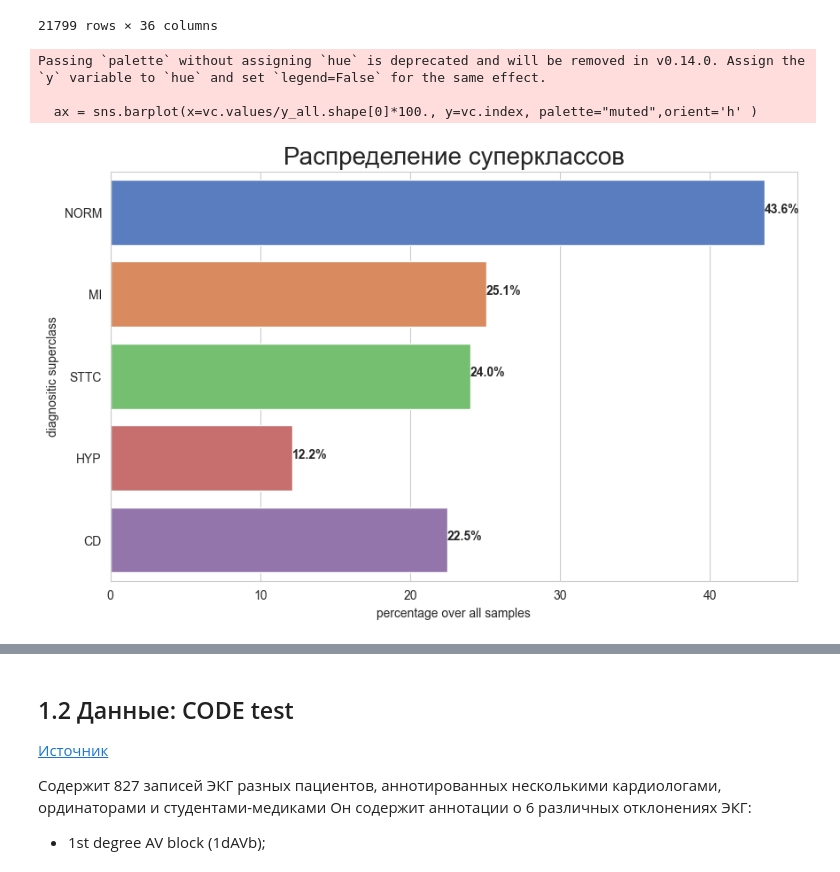
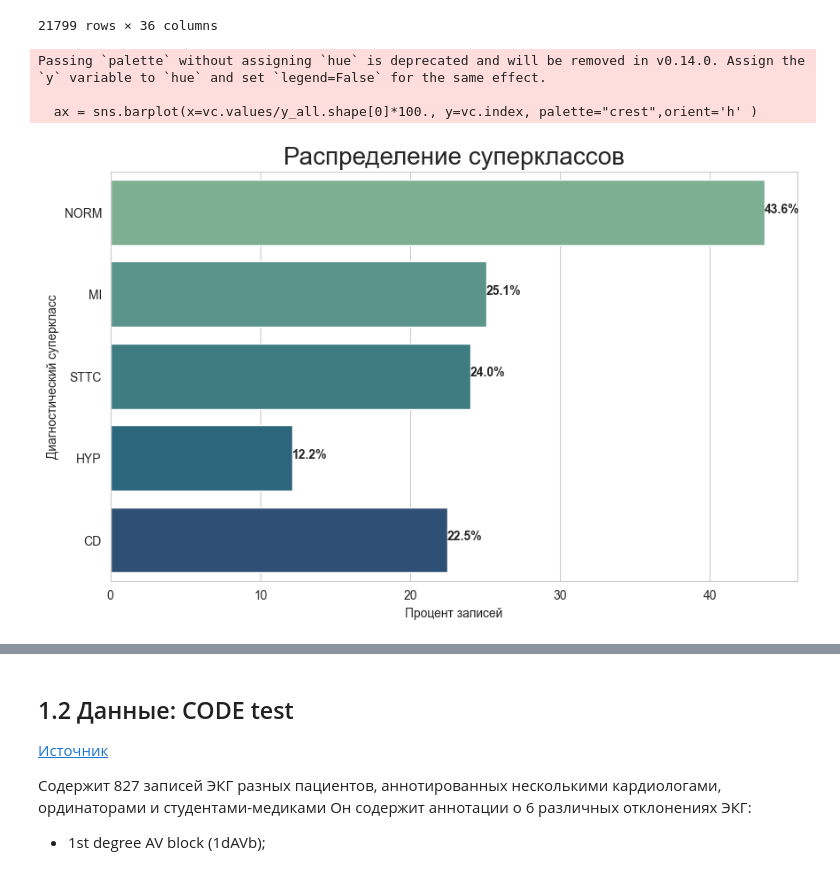
Before and after one commit to spark71/ecg-service, a Jupyter notebook: eda/data_eda.ipynb, the cells around one changed output, grey strips where cells are left out. Cells and saved outputs as stored; diff of their text form; code cells hidden in the pictures.

```diff
--- a/eda/data_eda.ipynb
+++ b/eda/data_eda.ipynb
@@ -15,6 +15,10 @@ from app.ecg.ecg import Datasets, EcgSignal
 
 - ptbxl_data - общий набор данных со ссылками на записи экг
 - ptbxl_scp_statements - набор данных с описанием диагнозов
+# %%
+sns.set_style("whitegrid")
+# %%
+sns.set_style("darkgrid")
 # %%
 ptbxl_data = pd.read_csv(Datasets.ptbxl.path, index_col=0)
 ptbxl_statements = pd.read_csv(Datasets.ptbxl_scp_statements.path, index_col=0)
@@ -394,8 +398,8 @@ vc = ptbxl_data['diagnostic_subclass_len'].value_counts()
 
 sns.set_style("whitegrid")
 bar,ax = plt.subplots(figsize=(10,6))
-ax = sns.barplot(x=vc.values/vc.values.sum()*100., y=vc.index, ci=None, palette="bright",orient='h' )
-ax.set_title("Diagnostic Subclass Length Distribution", fontsize=20)
+ax = sns.barplot(x=vc.values/vc.values.sum()*100., y=vc.index, ci=None, palette="crest",orient='h' )
+ax.set_title("Распределение длины подклассов", fontsize=20)
 ax.set_xlabel ("percentage over all samples")
 ax.set_ylabel ("diagnostic_subclass_len")
 for rect in ax.patches:
@@ -466,18 +470,18 @@ y_all
 # %%
 vc = y_all[superclass_cols].sum(axis=0)
 sns.set_style("whitegrid")
 bar,ax = plt.subplots(figsize=(10,6))
-ax = sns.barplot(x=vc.values/y_all.shape[0]*100., y=vc.index, palette="muted",orient='h' )
+ax = sns.barplot(x=vc.values/y_all.shape[0]*100., y=vc.index, palette="crest",orient='h' )
 ax.set_title("Распределение суперклассов", fontsize=20)
-ax.set_xlabel ("percentage over all samples")
-ax.set_ylabel ("diagnositic superclass")
+ax.set_xlabel ("Процент записей")
+ax.set_ylabel ("Диагностический суперкласс")
 for rect in ax.patches:
     ax.text (rect.get_width(), rect.get_y() + rect.get_height() / 2,"%.1f%%"% rect.get_width(), weight='bold' )
 # %% [output]
 Passing `palette` without assigning `hue` is deprecated and will be removed in v0.14.0. Assign the `y` variable to `hue` and set `legend=False` for the same effect.
 
-  ax = sns.barplot(x=vc.values/y_all.shape[0]*100., y=vc.index, palette="muted",orient='h' )
+  ax = sns.barplot(x=vc.values/y_all.shape[0]*100., y=vc.index, palette="crest",orient='h' )
-[figure, old version]
+[figure, new version]
 # %%
 vc = y_all[subclass_cols].sum(axis=0)
 
```
Also changed, not shown: parts of 13 cells of this notebook, 1 other file.
